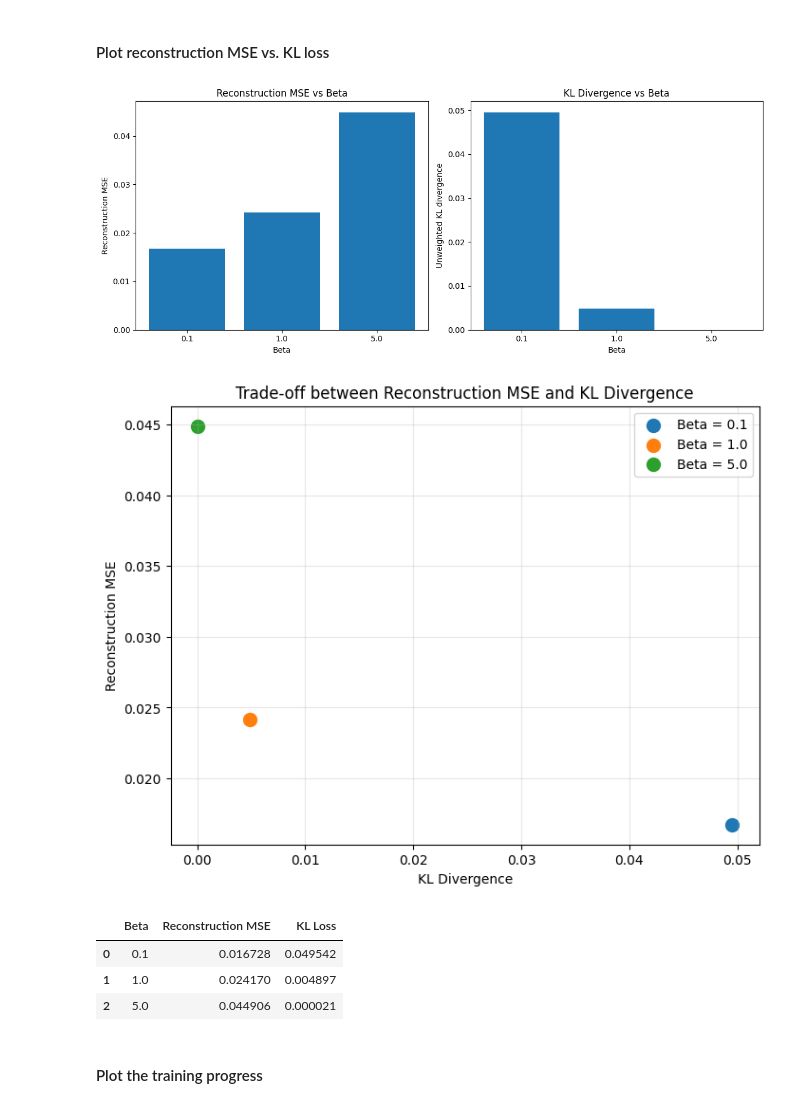
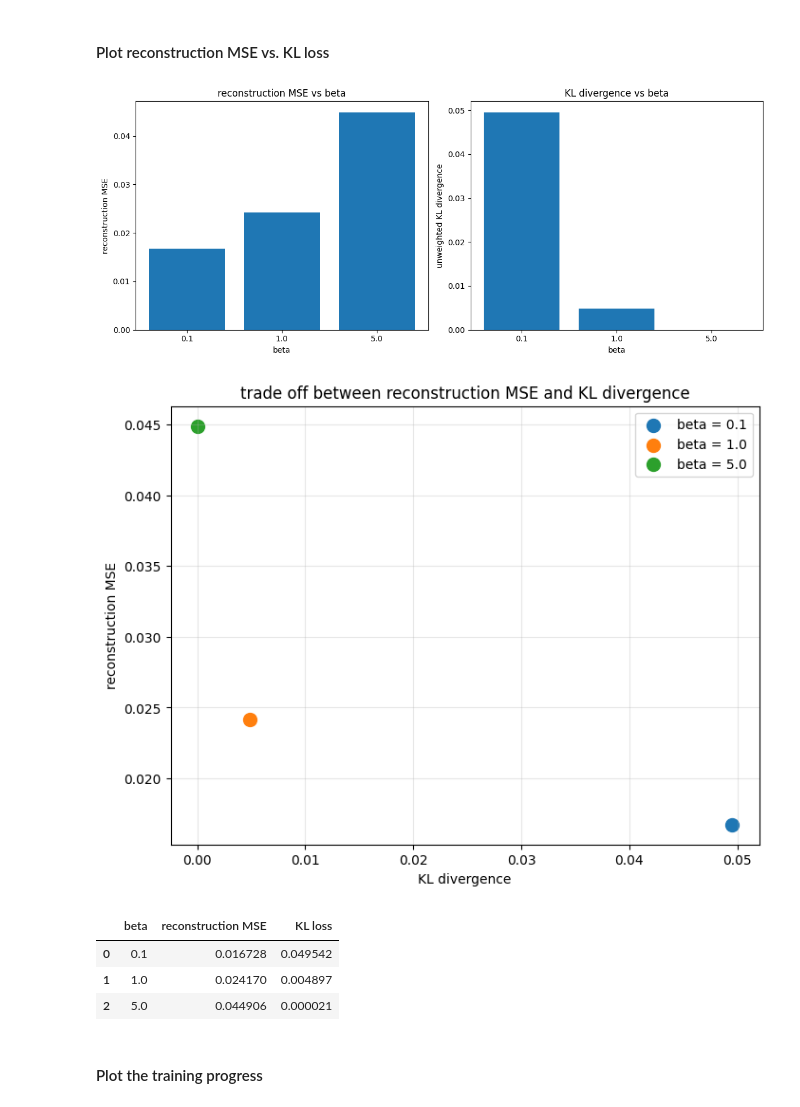
Before and after one commit to aabb00dd/Abdalrahman_Mohammed_Casper_Aborres, a Jupyter notebook: Assignment 2510.ipynb, the cells around one changed output. Drawn from its saved outputs; the diff is of its cells as text; code cells hidden in the pictures.

```diff
--- a/Assignment 2510.ipynb
+++ b/Assignment 2510.ipynb
@@ -384,42 +386,42 @@ Dynamic anomalies: 5
 # %% [markdown]
 #### Plot reconstruction MSE vs. KL loss
 # %%
-# Compare MSE and KL loss
+# compare MSE and KL loss
 fig, (ax1, ax2) = plt.subplots(1, 2, figsize=(12, 5))
-beta_labels = results_df["Beta"].astype(str)
+beta_labels = results_df["beta"].astype(str)
 
-ax1.bar(beta_labels,results_df["Reconstruction MSE"])
-ax1.set_title("Reconstruction MSE vs Beta")
-ax1.set_xlabel("Beta")
-ax1.set_ylabel("Reconstruction MSE")
+ax1.bar(beta_labels,results_df["reconstruction MSE"])
+ax1.set_title("reconstruction MSE vs beta")
+ax1.set_xlabel("beta")
+ax1.set_ylabel("reconstruction MSE")
 
-ax2.bar(beta_labels, results_df["KL Loss"])
-ax2.set_title("KL Divergence vs Beta")
-ax2.set_xlabel("Beta")
-ax2.set_ylabel("Unweighted KL divergence")
+ax2.bar(beta_labels, results_df["KL loss"])
+ax2.set_title("KL divergence vs beta")
+ax2.set_xlabel("beta")
+ax2.set_ylabel("unweighted KL divergence")
 
 plt.tight_layout()
 plt.show()
 
 
 # MSE vs KL divergence
 plt.figure(figsize=(8, 6))
 
 for _, row in results_df.iterrows():
-    plt.scatter(row["KL Loss"], row["Reconstruction MSE"], s=100, label=f'Beta = {row["Beta"]}')
+    plt.scatter(row["KL loss"], row["reconstruction MSE"], s=100, label=f'beta = {row["beta"]}')
 
-plt.xlabel("KL Divergence")
-plt.ylabel("Reconstruction MSE")
-plt.title("Trade-off between Reconstruction MSE and KL Divergence")
+plt.xlabel("KL divergence")
+plt.ylabel("reconstruction MSE")
+plt.title("trade off between reconstruction MSE and KL divergence")
 plt.legend()
 plt.grid(alpha=0.3)
 plt.show()
 
 display(results_df)
 # %% [output]
 [figure]
 [figure]
-|  | Beta | Reconstruction MSE | KL Loss |
+|  | beta | reconstruction MSE | KL loss |
 | 0 | 0.1 | 0.016728 | 0.049542 |
 | 1 | 1.0 | 0.024170 | 0.004897 |
 | 2 | 5.0 | 0.044906 | 0.000021 |
```
Also changed, not shown: parts of 5 cells of this notebook.
